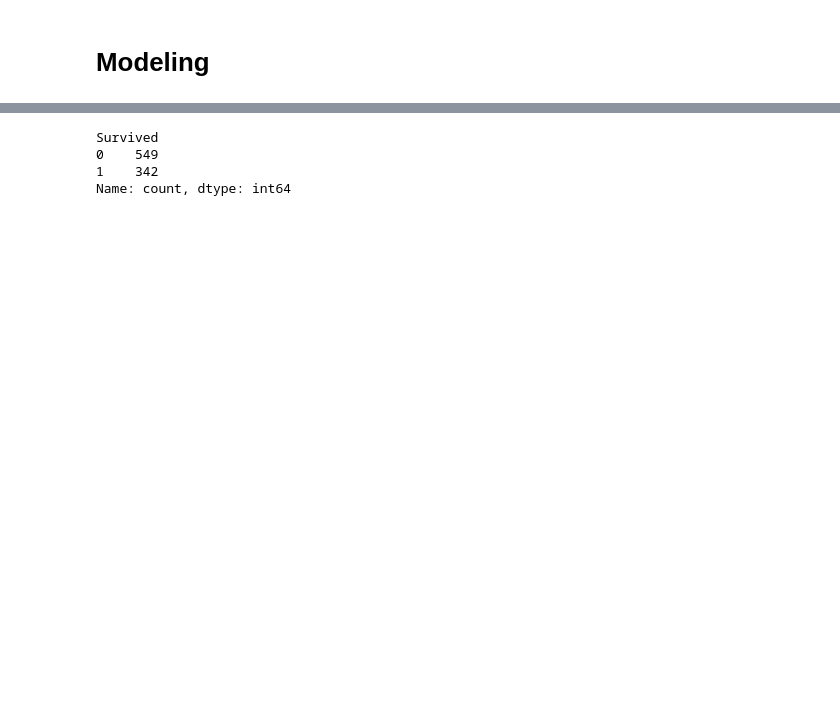
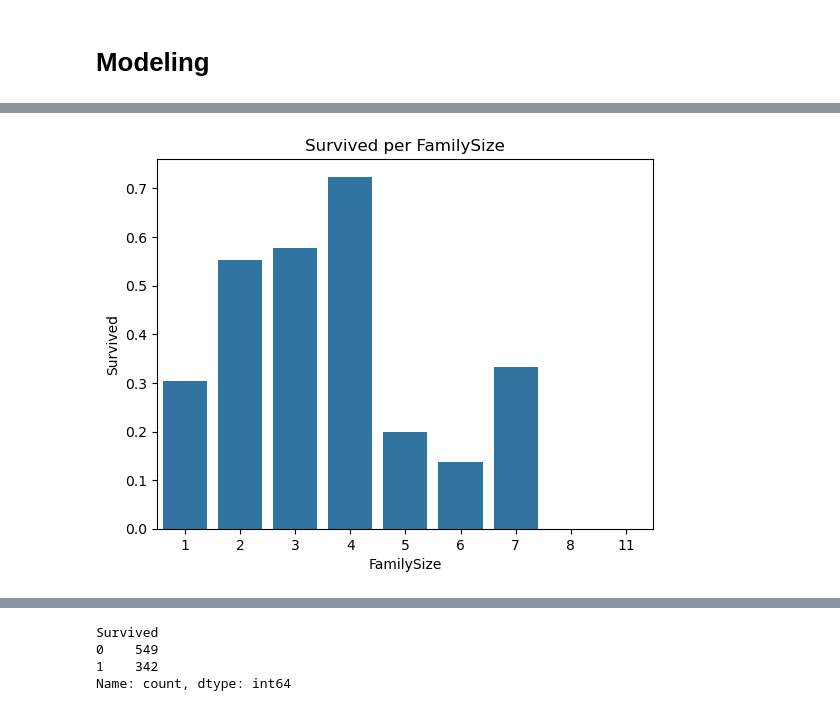
Before and after one commit to Baaunn/Titanic_Kaggle, a Jupyter notebook: modeling.ipynb, the cells around one changed output, grey strips where cells are left out. Cells and saved outputs as stored; diff of their text form; code cells hidden in the pictures; blank space fills up the shorter version.

```diff
--- a/modeling.ipynb
+++ b/modeling.ipynb
@@ -26,0 +73,6 @@ df_train.head()
+# %%
+rare_map = list(df_train.Title.value_counts().keys())[4:]
+df_train.Title = df_train.Title.replace(rare_map, 'Rare')
+# %%
+df_train['FamilySize'] = df_train['SibSp'] + df_train['Parch'] + 1
+df_train['FamilySize'].value_counts()
@@ -26,0 +91,8 @@ df_train.head()
+# %%
+fs_sur_mean = df_train.groupby('FamilySize')['Survived'].mean().reset_index()
+plt.figure()
+sns.barplot(x='FamilySize', y='Survived', data=fs_sur_mean)
+plt.title('Survived per FamilySize')
+plt.show()
+# %% [output]
+[figure, added]
```
Also changed, not shown: parts of 30 cells of this notebook.
